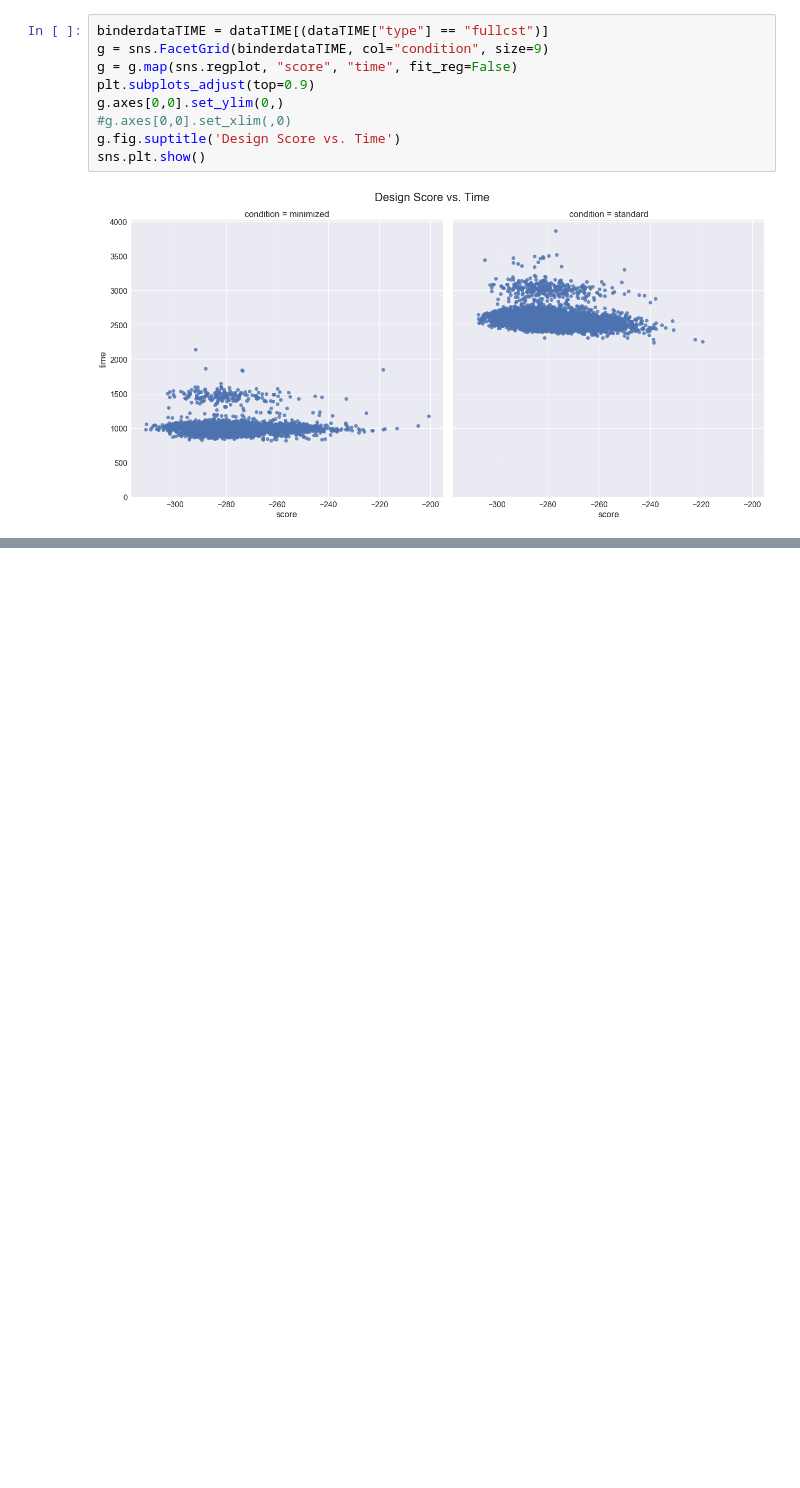
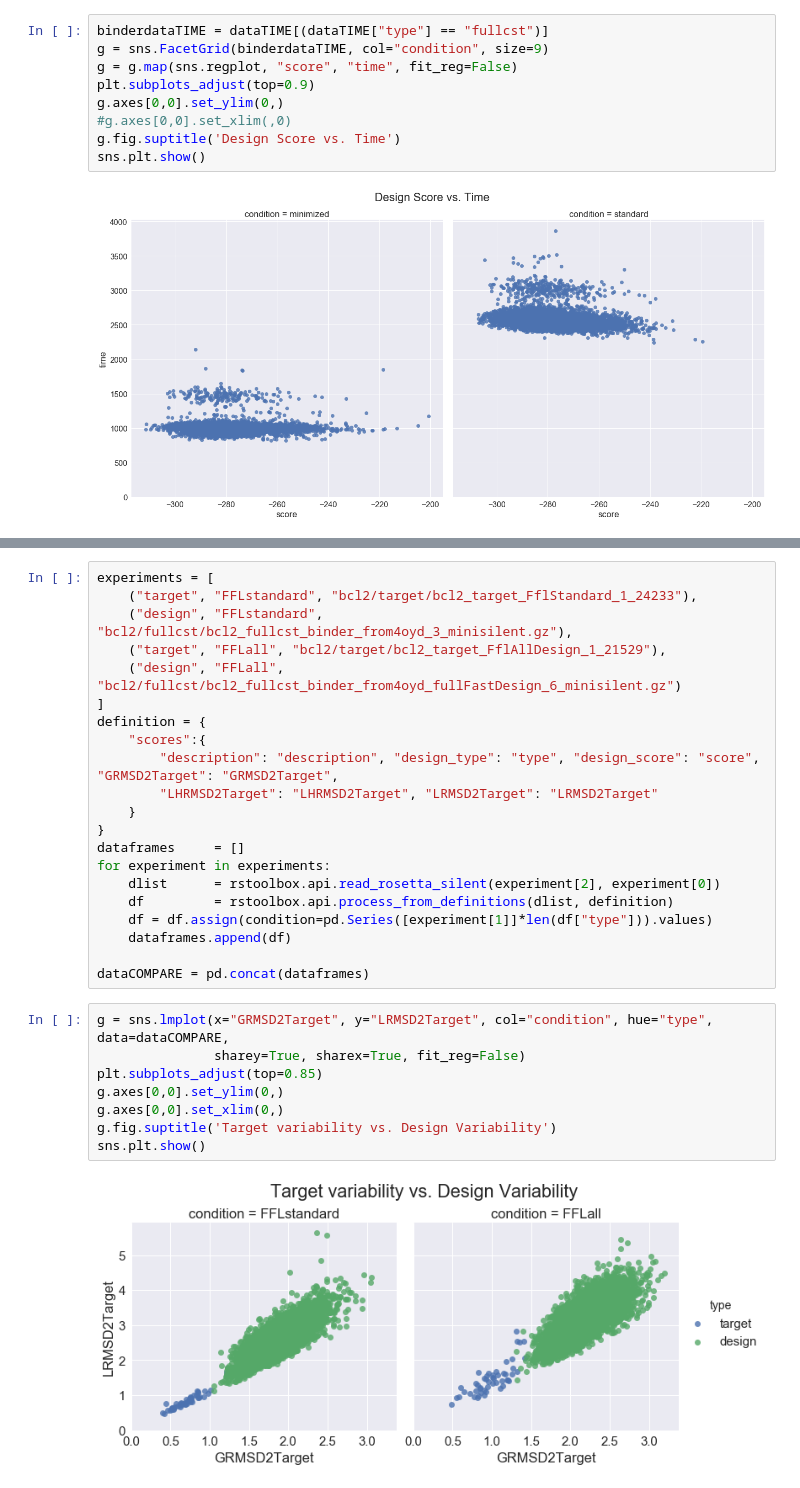
Before and after one commit to jaumebonet/FunFolDesTutorial, a Jupyter notebook: benchmark/scientific/bcl2_analysis.ipynb, the cells around one changed output, grey strips where cells are left out. Drawn from its saved outputs; the diff is of its cells as text; blank space fills up the shorter version.

```diff
--- a/benchmark/scientific/bcl2_analysis.ipynb
+++ b/benchmark/scientific/bcl2_analysis.ipynb
@@ -416,0 +452,31 @@ sns.plt.show()
+# %%
+experiments = [
+    ("target", "FFLstandard", "bcl2/target/bcl2_target_FflStandard_1_24233"),
+    ("design", "FFLstandard", "bcl2/fullcst/bcl2_fullcst_binder_from4oyd_3_minisilent.gz"),
+    ("target", "FFLall", "bcl2/target/bcl2_target_FflAllDesign_1_21529"),
+    ("design", "FFLall", "bcl2/fullcst/bcl2_fullcst_binder_from4oyd_fullFastDesign_6_minisilent.gz")
+]
+definition = {
+    "scores":{
+        "description": "description", "design_type": "type", "design_score": "score", "GRMSD2Target": "GRMSD2Target",
+        "LHRMSD2Target": "LHRMSD2Target", "LRMSD2Target": "LRMSD2Target"
+    }
+}
+dataframes     = []
+for experiment in experiments:
+    dlist      = rstoolbox.api.read_rosetta_silent(experiment[2], experiment[0])
+    df         = rstoolbox.api.process_from_definitions(dlist, definition)
+    df = df.assign(condition=pd.Series([experiment[1]]*len(df["type"])).values)
+    dataframes.append(df)
+
+dataCOMPARE = pd.concat(dataframes)
+# %%
+g = sns.lmplot(x="GRMSD2Target", y="LRMSD2Target", col="condition", hue="type", data=dataCOMPARE,
+               sharey=True, sharex=True, fit_reg=False)
+plt.subplots_adjust(top=0.85)
+g.axes[0,0].set_ylim(0,)
+g.axes[0,0].set_xlim(0,)
+g.fig.suptitle('Target variability vs. Design Variability')
+sns.plt.show()
+# %% [output]
+[figure, added]
```
Also changed, not shown: parts of 11 cells of this notebook, 4 other files.
